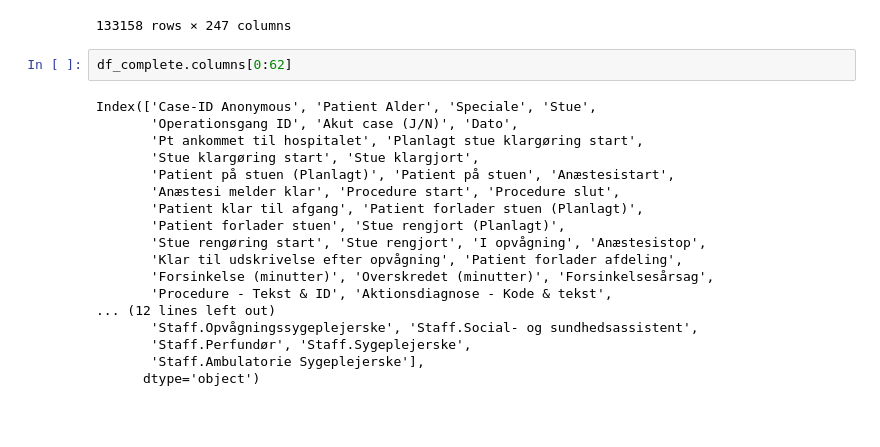
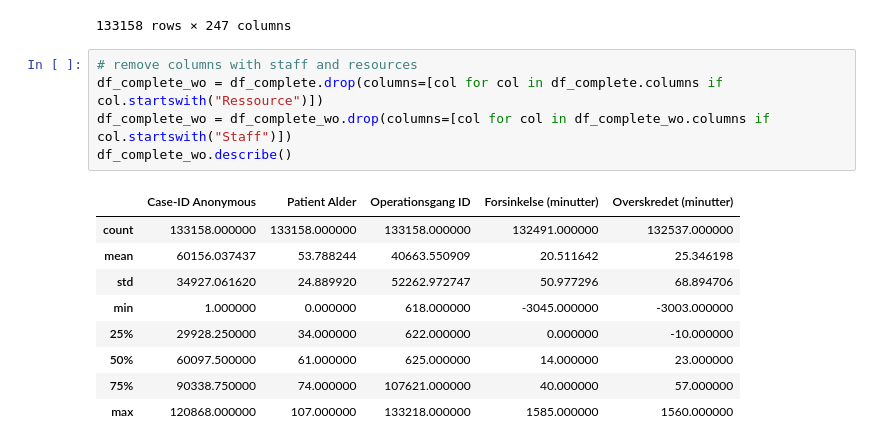
Before and after one commit to killermort9/AnalyticsToAction, a Jupyter notebook: FRIDA.ipynb, the cells around one changed output. Saved outputs shown, nothing was run; the diff lists cells and outputs as text; blank space fills up the shorter version.

```diff
--- a/FRIDA.ipynb
+++ b/FRIDA.ipynb
@@ -49,23 +49,18 @@ df_complete
 | 133156 | 120337 | 87 | Øjenkirurgi | GLO Ø 36 STUE 05 | 625 | Nej | 2025-12-22 00:00:00,000 | ... |
 | 133157 | 120370 | 63 | Øjenkirurgi | GLO VB 10 | 625 | Nej | 2025-12-19 00:00:00,000 | ... |
 133158 rows × 247 columns
-# %%
-df_complete.columns[0:62]
-# %% [output]
-Index(['Case-ID Anonymous', 'Patient Alder', 'Speciale', 'Stue',
-       'Operationsgang ID', 'Akut case (J/N)', 'Dato',
-       'Pt ankommet til hospitalet', 'Planlagt stue klargøring start',
-       'Stue klargøring start', 'Stue klargjort',
-       'Patient på stuen (Planlagt)', 'Patient på stuen', 'Anæstesistart',
-       'Anæstesi melder klar', 'Procedure start', 'Procedure slut',
-       'Patient klar til afgang', 'Patient forlader stuen (Planlagt)',
-       'Patient forlader stuen', 'Stue rengjort (Planlagt)',
-       'Stue rengøring start', 'Stue rengjort', 'I opvågning', 'Anæstesistop',
-       'Klar til udskrivelse efter opvågning', 'Patient forlader afdeling',
-       'Forsinkelse (minutter)', 'Overskredet (minutter)', 'Forsinkelsesårsag',
-       'Procedure - Tekst & ID', 'Aktionsdiagnose - Kode & tekst',
-... (12 lines left out)
-       'Staff.Opvågningssygeplejerske', 'Staff.Social- og sundhedsassistent',
-       'Staff.Perfundør', 'Staff.Sygeplejerske',
-       'Staff.Ambulatorie Sygeplejerske'],
-      dtype='object')
+# %%
+# remove columns with staff and resources
+df_complete_wo = df_complete.drop(columns=[col for col in df_complete.columns if col.startswith("Ressource")])
+df_complete_wo = df_complete_wo.drop(columns=[col for col in df_complete_wo.columns if col.startswith("Staff")])
+df_complete_wo.describe()
+# %% [output]
+|  | Case-ID Anonymous | Patient Alder | Operationsgang ID | Forsinkelse (minutter) | Overskredet (minutter) |
+| count | 133158.000000 | 133158.000000 | 133158.000000 | 132491.000000 | 132537.000000 |
+| mean | 60156.037437 | 53.788244 | 40663.550909 | 20.511642 | 25.346198 |
+| std | 34927.061620 | 24.889920 | 52262.972747 | 50.977296 | 68.894706 |
+| min | 1.000000 | 0.000000 | 618.000000 | -3045.000000 | -3003.000000 |
+| 25% | 29928.250000 | 34.000000 | 622.000000 | 0.000000 | -10.000000 |
+| 50% | 60097.500000 | 61.000000 | 625.000000 | 14.000000 | 23.000000 |
+| 75% | 90338.750000 | 74.000000 | 107621.000000 | 40.000000 | 57.000000 |
+| max | 120868.000000 | 107.000000 | 133218.000000 | 1585.000000 | 1560.000000 |
```
Also changed, not shown: parts of 6 cells of this notebook.
